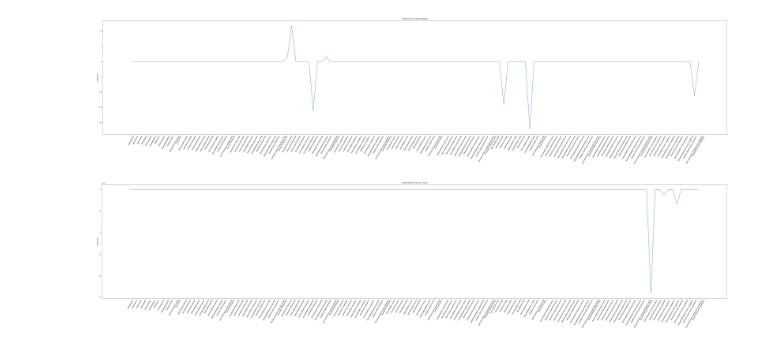
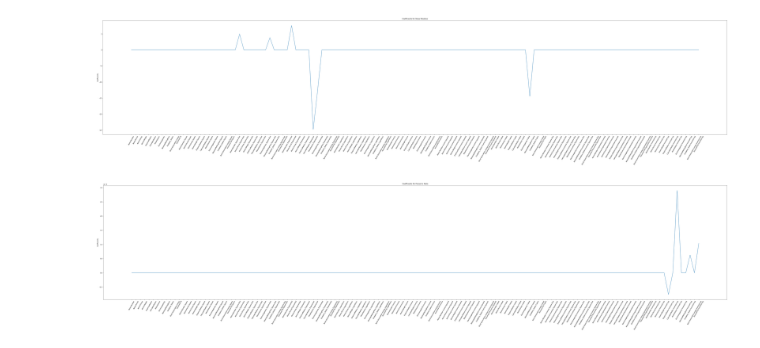
Before and after one commit to zachang890/ML_Research---Glass, a Jupyter notebook: lasso_feature_select_wk5-6.ipynb, the cells around one changed output. Drawn from its saved outputs; the diff is of its cells as text; code cells hidden in the pictures.

```diff
--- a/lasso_feature_select_wk5-6.ipynb
+++ b/lasso_feature_select_wk5-6.ipynb
@@ -140,8 +141,8 @@ youngs_coeffs = lasso_coeffs(10**(-1), "Young's modulus E (GPa)", "Young's Modul
 # %%
-shear_coeffs = lasso_coeffs(10**(-1.5), "Shear modulus G (GPa)", "Shear Modulus")
+shear_coeffs = alpha_obj.lasso_coeffs(10**(-1), "Shear modulus G (GPa)", "Shear Modulus")
 # %% [output]
-[figure, old version]
+[figure, new version]
 # %%
-poisson_coeffs = lasso_coeffs(10**(-1.5), "Poisson's ratio v", "Poisson's Ratio") ###########
+poisson_coeffs = alpha_obj.lasso_coeffs(10**(-1), "Poisson's ratio v", "Poisson's Ratio")
 # %% [output]
-[figure, old version]
+[figure, new version]
```
Also changed, not shown: parts of 22 cells of this notebook, 3 other files.
